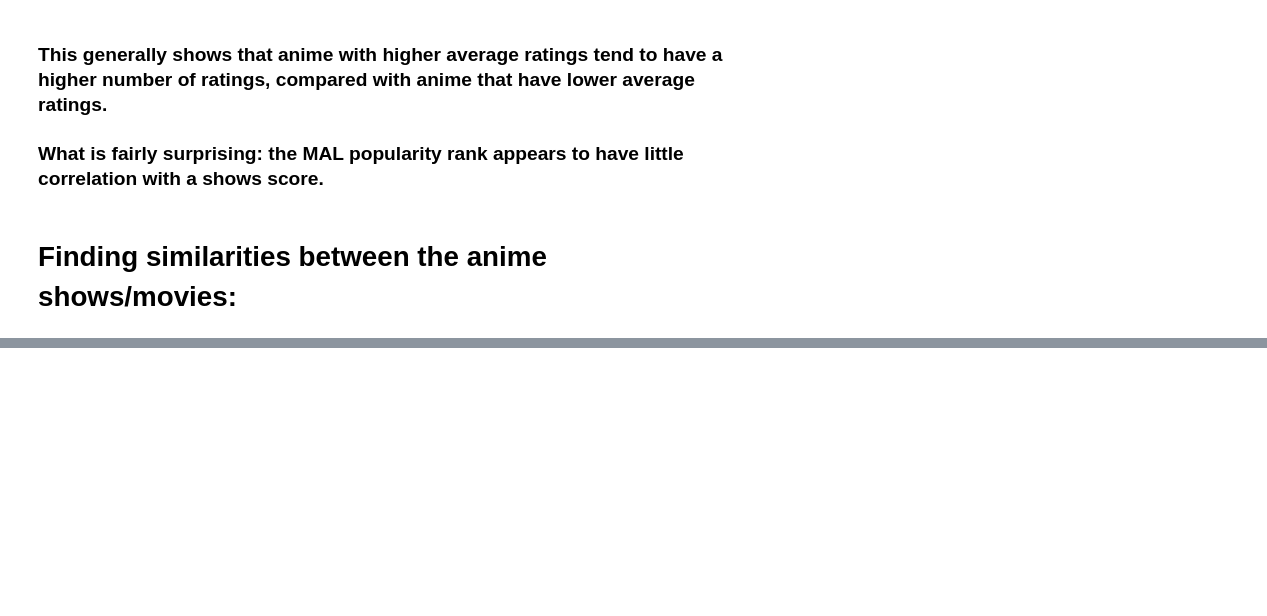
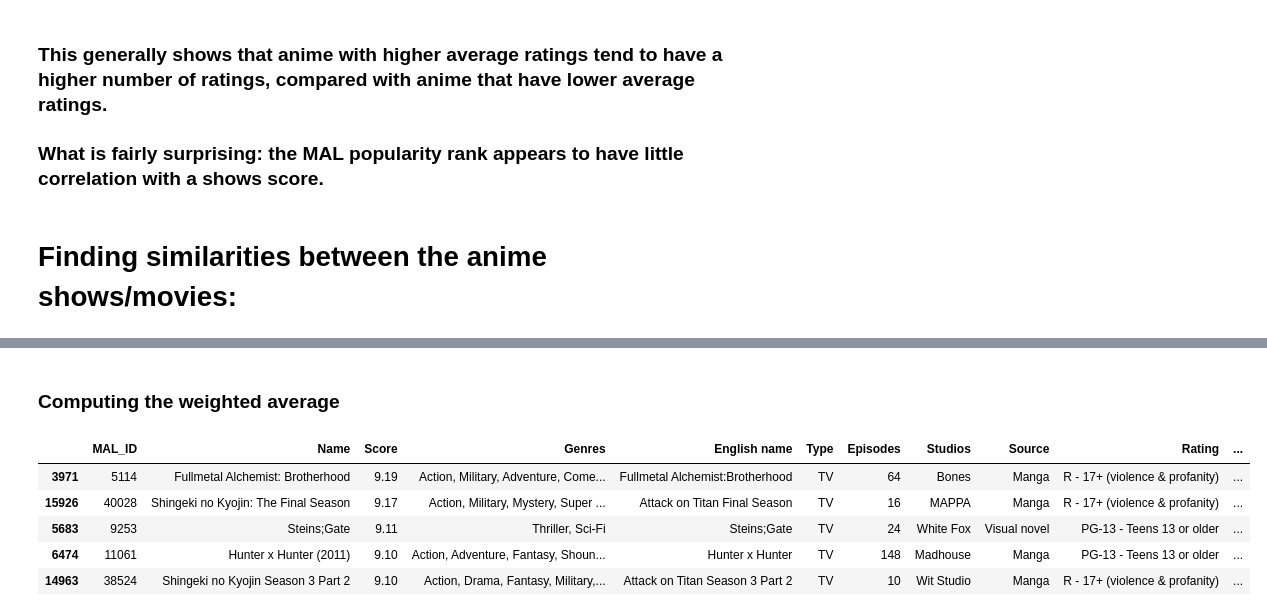
Before and after one commit to 3065923/Anime-Recommender, a Jupyter notebook: anime_clean.ipynb, the cells around one changed output, grey strips where cells are left out. Cells and saved outputs as stored; diff of their text form; code cells hidden in the pictures; blank space fills up the shorter version.

```diff
--- a/anime_clean.ipynb
+++ b/anime_clean.ipynb
@@ -431,0 +659,29 @@ ratings_anime_df.head()
+# %%
+# can go back and do this up above with whole dataset
+
+# minimumrating= ratings_anime_df['Number of Ratings'].quantile(0.90)
+# minimumrating
+
+minimum_rating= 10001
+# %% [markdown]
+### Computing the weighted average
+# %%
+def weighted_rating(x, minimum_rating=minimum_rating, mean_rate=mean_rate):
+    voters = x['Number of Ratings']
+    avg_rating = x['Score']
+
+    return (voters/(voters+minimum_rating) * avg_rating) + (minimum_rating/(minimum_rating+voters) * mean_rate)
+# %%
+# calculate the score w weighted average
+ratings_anime_df['weighted_score']= ratings_anime_df.apply(weighted_rating, axis=1)
+# %%
+ratings_anime_df = ratings_anime_df.sort_values('weighted_score', ascending =False)
+# %%
+ratings_anime_df.head()
+# %% [output]
+|  | MAL_ID | Name | Score | Genres | English name | Type | Episodes | Studios | Source | Rating | ... |
+| 3971 | 5114 | Fullmetal Alchemist: Brotherhood | 9.19 | Action, Military, Adventure, Come... | Fullmetal Alchemist:Brotherhood | TV | 64 | Bones | Manga | R - 17+ (violence & profanity) | ... |
+| 15926 | 40028 | Shingeki no Kyojin: The Final Season | 9.17 | Action, Military, Mystery, Super ... | Attack on Titan Final Season | TV | 16 | MAPPA | Manga | R - 17+ (violence & profanity) | ... |
+| 5683 | 9253 | Steins;Gate | 9.11 | Thriller, Sci-Fi | Steins;Gate | TV | 24 | White Fox | Visual novel | PG-13 - Teens 13 or older | ... |
+| 6474 | 11061 | Hunter x Hunter (2011) | 9.10 | Action, Adventure, Fantasy, Shoun... | Hunter x Hunter | TV | 148 | Madhouse | Manga | PG-13 - Teens 13 or older | ... |
+| 14963 | 38524 | Shingeki no Kyojin Season 3 Part 2 | 9.10 | Action, Drama, Fantasy, Military,... | Attack on Titan Season 3 Part 2 | TV | 10 | Wit Studio | Manga | R - 17+ (violence & profanity) | ... |
```
Also changed, not shown: parts of 31 cells of this notebook, 1 other file.
